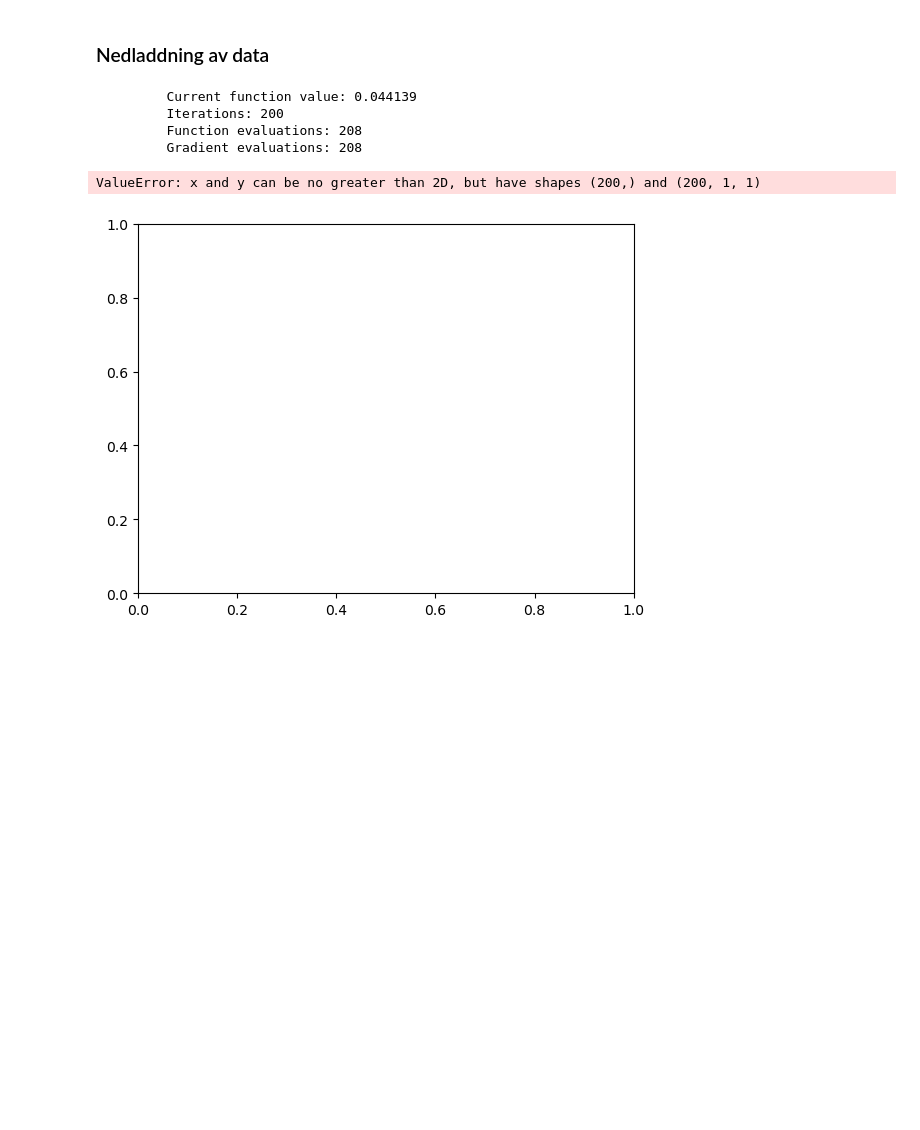
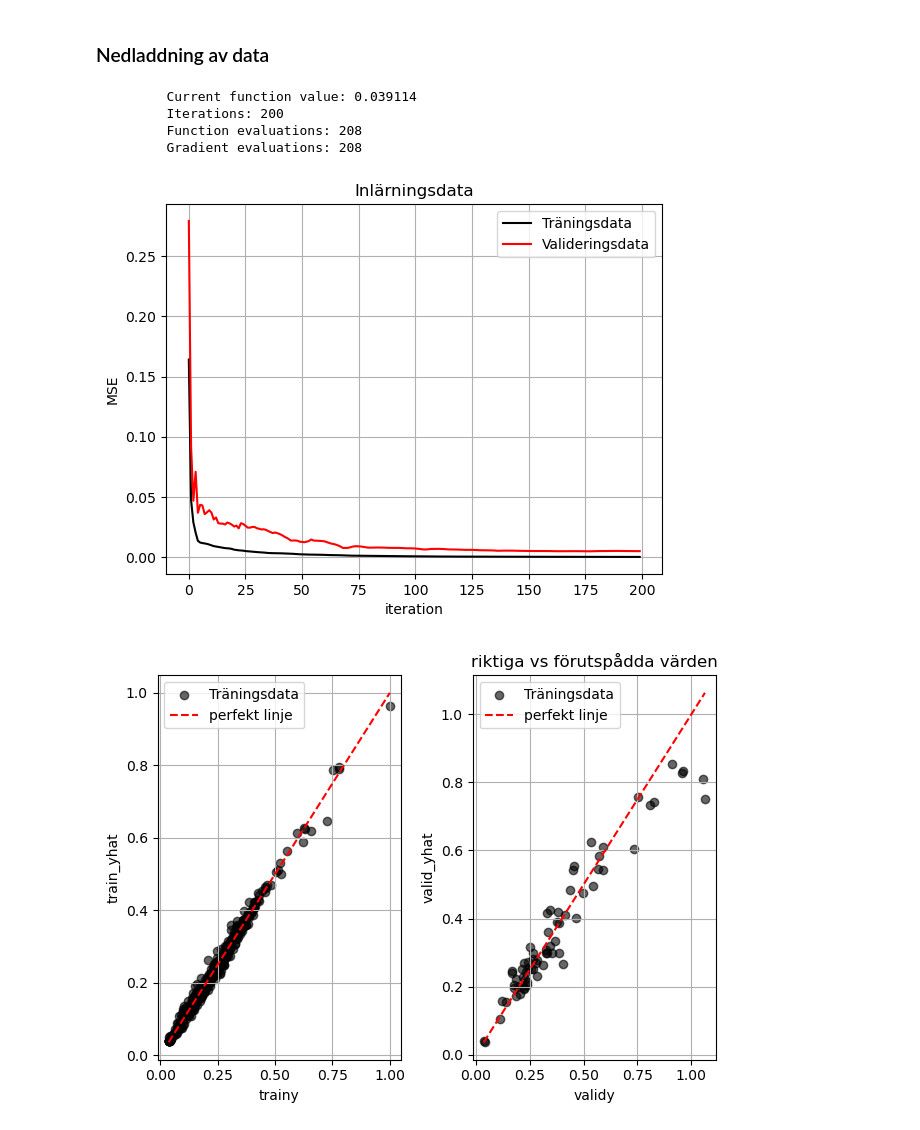
Before and after one commit to WildKnife7/Bajen, a Jupyter notebook: NumLab1.ipynb, the cells around one changed output. Drawn from its saved outputs; the diff is of its cells as text; code cells hidden in the pictures; blank space fills up the shorter version.

```diff
--- a/NumLab1.ipynb
+++ b/NumLab1.ipynb
@@ -296,8 +296,8 @@ class Trainer(object):
         and compare with the observed output 'y'
         """
         yhat = self.N.forward(X)
-        MSE = (np.matmul((y-yhat).T,(y-yhat)))/len(y)
-        return MSE[0]
+        MSE = np.sum((y - yhat) ** 2) / len(y)
+        return MSE
 
     def train(self, X, y, Xval=None, yval=None):
         """Make internal variables for the callback function"""
@@ -374,7 +374,7 @@ trainy = np.load("trainy_step3.npy")
 validx = np.load("validx_step3.npy")
 validy = np.load("validy_step3.npy")
 
-NN = Neural_Network(insize=127, outsize=1, hiddensize=32, output="linear")
+NN = Neural_Network(insize=127, outsize=1, hiddensize=10, output="linear")
 T = Trainer(NN, maxiter=200, disp=True)
 
 T.train(trainx, trainy, Xval=validx, yval=validy)
@@ -386,33 +386,35 @@ plt.xlabel("iteration")
 plt.ylabel("MSE")
 plt.legend()
 plt.grid()
 plt.show()
 
 train_yhat = NN.forward(trainx)
 train_MSE = (np.matmul((trainy-train_yhat).T,(trainy-train_yhat)))/len(trainy)
 
 valid_yhat = NN.forward(validx)
 valid_MSE = (np.matmul((validy-valid_yhat).T,(validy-valid_yhat)))/len(validy)
 
 fig, ax = plt.subplots(1,2)
+plt.title("riktiga vs förutspådda värden")
 ax[0].scatter(trainy, train_yhat, label="Träningsdata", color="black", alpha=0.6)
 ax[0].plot([min(trainy), max(trainy)], [min(trainy), max(trainy)], "k--", label="perfekt linje", color="red")
 ax[0].set_xlabel("trainy")
 ax[0].set_ylabel("train_yhat")
 ax[0].legend()
 ax[0].grid()
 
 ax[1].scatter(validy, valid_yhat, label="Träningsdata", color="black", alpha=0.6)
 ax[1].plot([min(validy), max(validy)], [min(validy), max(validy)], "k--", label="perfekt linje", color="red")
 ax[1].set_xlabel("validy")
 ax[1].set_ylabel("valid_yhat")
 ax[1].legend()
 ax[1].grid()
+plt.tight_layout()
 plt.show()
 # %% [output]
-         Current function value: 0.044139
+         Current function value: 0.039114
          Iterations: 200
          Function evaluations: 208
          Gradient evaluations: 208
-ValueError: x and y can be no greater than 2D, but have shapes (200,) and (200, 1, 1)
-[figure, old version]
+[figure, new version]
+[figure, added]
```
